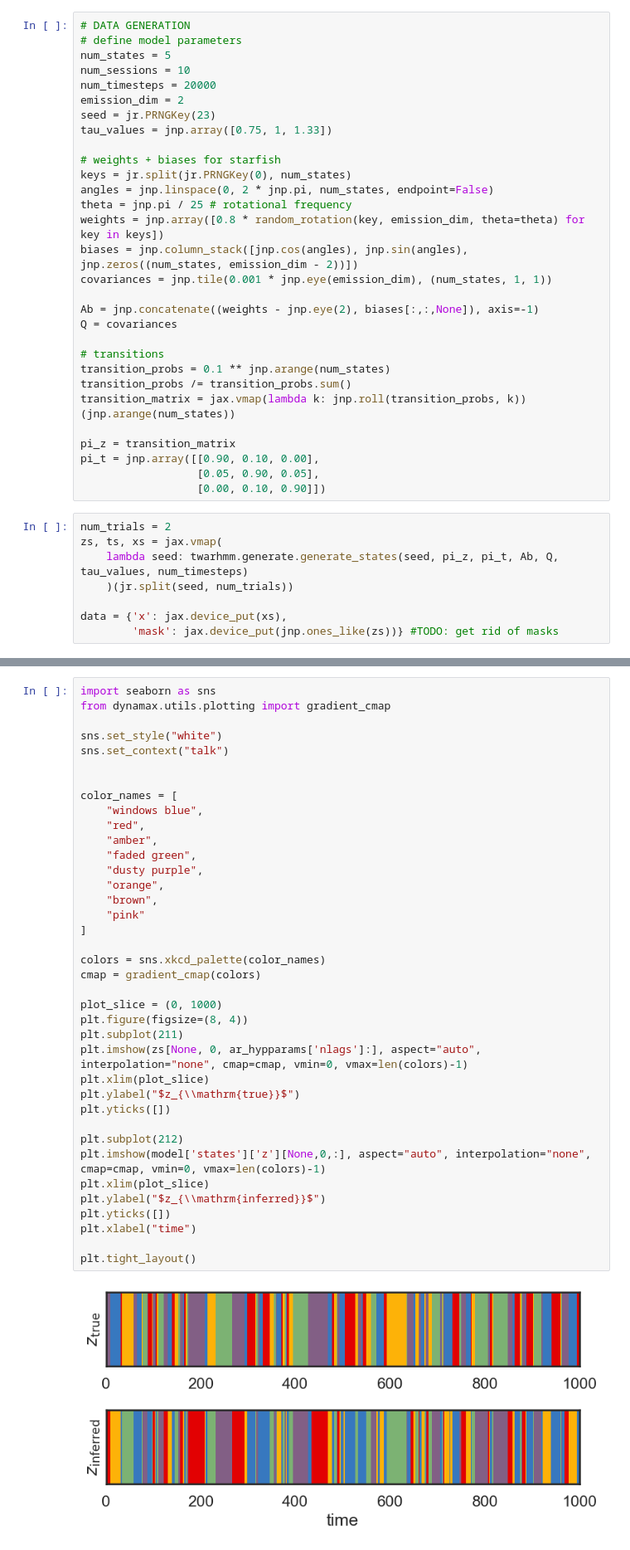
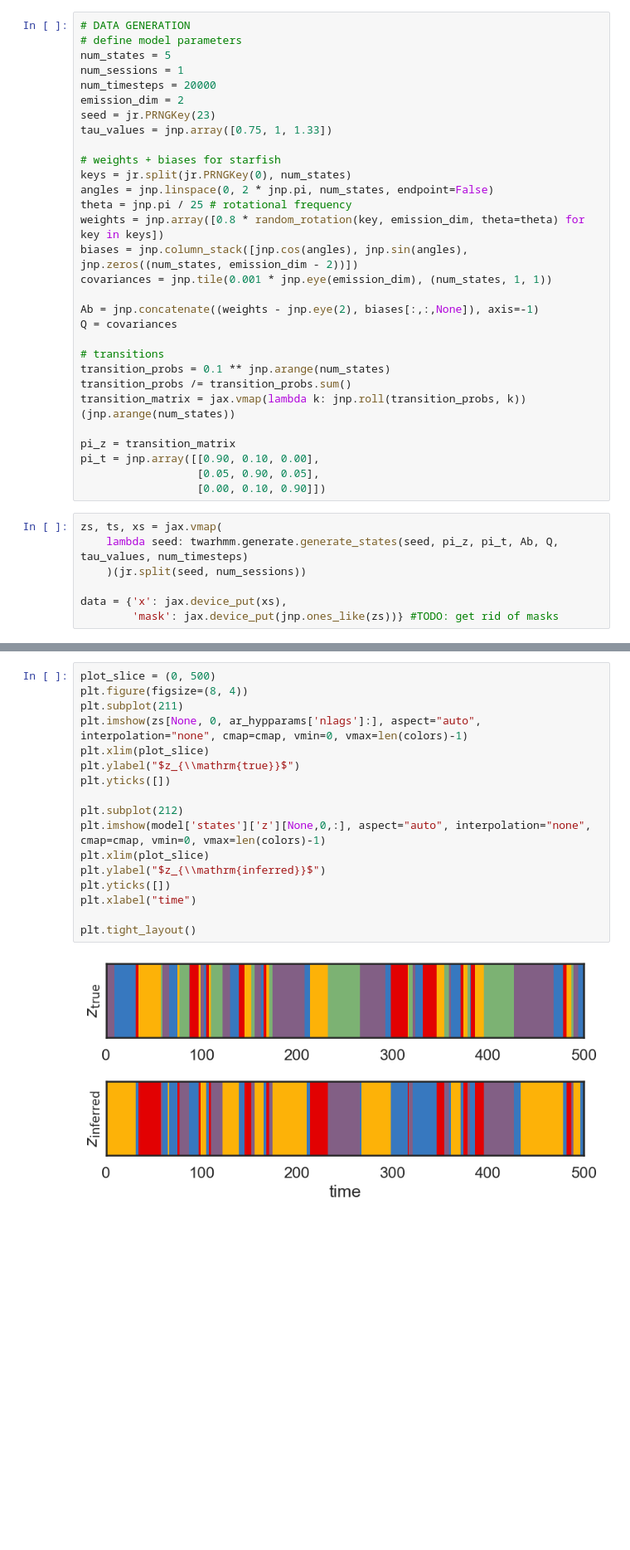
Before and after one commit to dattalab/jax-moseq, a Jupyter notebook: examples/twarhmm_example.ipynb, the cells around one changed output, grey strips where cells are left out. Shown at 83% size. Drawn from its saved outputs; the diff is of its cells as text; blank space fills up the shorter version.

Commit message:
adding missing utils file

```diff
--- a/examples/twarhmm_example.ipynb
+++ b/examples/twarhmm_example.ipynb
@@ -26,7 +47,7 @@ def print_dict(d, depth=0, ind='  '):
 # DATA GENERATION
 # define model parameters
 num_states = 5
-num_sessions = 10
+num_sessions = 1
 num_timesteps = 20000
 emission_dim = 2
 seed = jr.PRNGKey(23)
@@ -53,10 +74,9 @@ pi_t = jnp.array([[0.90, 0.10, 0.00],
                   [0.05, 0.90, 0.05],
                   [0.00, 0.10, 0.90]])
 # %%
-num_trials = 2
 zs, ts, xs = jax.vmap(
     lambda seed: twarhmm.generate.generate_states(seed, pi_z, pi_t, Ab, Q, tau_values, num_timesteps)
-    )(jr.split(seed, num_trials))
+    )(jr.split(seed, num_sessions))
 
 data = {'x': jax.device_put(xs),
         'mask': jax.device_put(jnp.ones_like(zs))} #TODO: get rid of masks
@@ -177,43 +210,22 @@ Array([[0.974359  , 0.02564103, 0.        ],
 # %%
-import seaborn as sns
-from dynamax.utils.plotting import gradient_cmap
-
-sns.set_style("white")
-sns.set_context("talk")
-
-
-color_names = [
-    "windows blue",
-    "red",
-    "amber",
-    "faded green",
-    "dusty purple",
-    "orange",
-    "brown",
-    "pink"
-]
-
-colors = sns.xkcd_palette(color_names)
-cmap = gradient_cmap(colors)
-
-plot_slice = (0, 1000)
+plot_slice = (0, 500)
 plt.figure(figsize=(8, 4))
 plt.subplot(211)
 plt.imshow(zs[None, 0, ar_hypparams['nlags']:], aspect="auto", interpolation="none", cmap=cmap, vmin=0, vmax=len(colors)-1)
 plt.xlim(plot_slice)
 plt.ylabel("$z_{\\mathrm{true}}$")
 plt.yticks([])
 
 plt.subplot(212)
 plt.imshow(model['states']['z'][None,0,:], aspect="auto", interpolation="none", cmap=cmap, vmin=0, vmax=len(colors)-1)
 plt.xlim(plot_slice)
 plt.ylabel("$z_{\\mathrm{inferred}}$")
 plt.yticks([])
 plt.xlabel("time")
 
 plt.tight_layout()
 # %% [output]
-[figure, old version]
+[figure, new version]
 # %%
 plt.plot(ts[0,:500], )
 plt.plot(model['states']['t'][0,:500], 'o', alpha=0.75, markersize=3)
```
Also changed, not shown: parts of 13 cells of this notebook, 3 other files.
